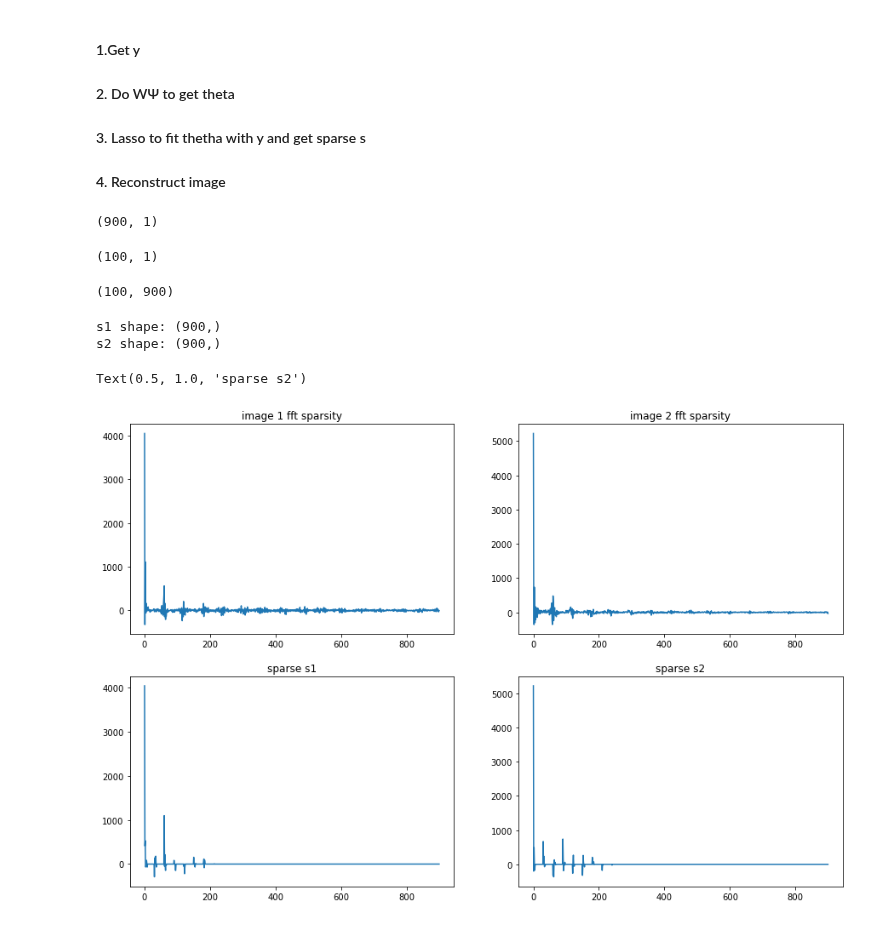
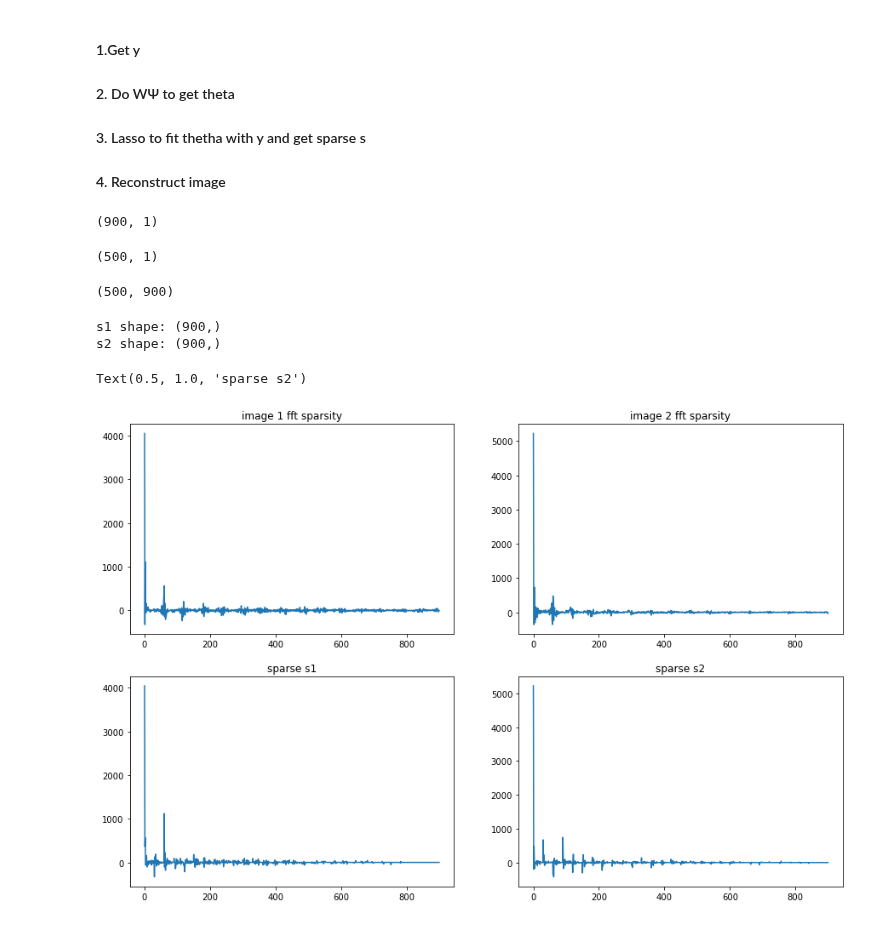
Before and after one commit to qkstngus000/Visual-Compressive-Sensing, a Jupyter notebook: V1_Compress _Sensing.ipynb, the cells around one changed output. Saved outputs shown, nothing was run; the diff lists cells and outputs as text; code cells hidden in the pictures.

```diff
--- a/V1_Compress _Sensing.ipynb
+++ b/V1_Compress _Sensing.ipynb
@@ -58,33 +58,33 @@ W.shape
 # %%
 fig = plt.figure()
 
-img_Original1 = Image.open("image/tree.jpg") # Original size(1000, 662)
-img_Original1 = ImageOps.grayscale(img_Original1)
+img_original1 = Image.open("image/tree.jpg") # Original size(1000, 662)
+img_original1 = ImageOps.grayscale(img_original1)
 
-img_Original2 = Image.open("image/tree3.jpg") # Original size(64, 104)
-img_Original2 = ImageOps.grayscale(img_Original2)
-print(np.asarray(img_Original2).shape)
+img_original2 = Image.open("image/tree3.jpg") # Original size(64, 104)
+img_original2 = ImageOps.grayscale(img_original2)
+print(np.asarray(img_original2).shape)
 
 # took 30 X 30 pixel part of tree image at about coord(650, 260)
 img1 = Image.open("image/tree_part1.jpg")
 img1 = ImageOps.grayscale(img1)
-imgArr1 = np.asarray(img1)
+img_arr1 = np.asarray(img1)
 
 
 # Substitution image in case
 img2 = Image.open("image/tree3_part.jpg")
 img2 = ImageOps.grayscale(img2)
-imgArr2 = np.asarray(img2)
+img_arr2 = np.asarray(img2)
 
 # # of image
-numImage = 2
+num_image = 2
 
 #Show image
 ax = fig.add_subplot(2, 2, 1)
-plt.imshow(img_Original1)
+plt.imshow(img_original1)
 
 ax = fig.add_subplot(2, 2, 2)
-plt.imshow(img_Original2)
+plt.imshow(img_original2)
 
 ax = fig.add_subplot(2, 2, 3)
 plt.imshow(img1)
@@ -111,9 +111,9 @@ ax.set_yscale('log')
 # %% [output]
 [figure]
 # %%
-n = 30 # image in (n, n) dimension
+n, m = dim # image in (n, n) dimension
 
-imgArr1 = imgArr1.flatten().reshape((900, 1)) #flattens & resize image array into 1 dimension where (900, 1)
-imgArr2 = imgArr2.flatten().reshape((900, 1)) #flattens & resize image array into 1 dimension where (900, 1)
-print("ImgArr shape: ", imgArr1.shape)
+img_arr1 = img_arr1.flatten().reshape((n*m, 1)) #flattens & resize image array into 1 dimension where (900, 1)
+img_arr2 = img_arr2.flatten().reshape((n*m, 1)) #flattens & resize image array into 1 dimension where (900, 1)
+print("Img_arr shape: ", img_arr1.shape)
 # %% [output]
@@ -146,23 +146,23 @@ Text(0.5, 1.0, 'image 2 fft sparsity')
 # 1. Some measurement y
 
 # image 1
-y1 = W @ imgArr1
+y1 = W @ img_arr1
 # y1 = y1.squeeze()
-print(imgArr1.shape)
+print(img_arr1.shape)
 # image 2
-y2 = W @ imgArr2
+y2 = W @ img_arr2
 # y2 = y2.squeeze()
 y1.shape
 # %% [output]
 (900, 1)
-(100, 1)
+(500, 1)
 # %%
 ## 2. WΨ
-theta = fft.dctn(W.reshape(numCell, n, n), norm = 'ortho', axes = [1, 2])
-theta = theta.reshape(numCell, n*n)
+theta = fft.dctn(W.reshape(num_cell, n, m), norm = 'ortho', axes = [1, 2])
+theta = theta.reshape(num_cell, n*m)
 theta.shape
 # %% [output]
-(100, 900)
+(500, 900)
 # %%
 # Check difference between W and theta
 #fig = plt.figure(figsize = (15, 4))
@@ -178,37 +178,37 @@ theta.shape
 
 fig = plt.figure(figsize = (15, 10))
 
 # FFT of original image
 ax = fig.add_subplot(2, 2, 1)
-plt.plot(fft.dctn(imgArr1, norm = 'ortho'))
+plt.plot(fft.dctn(img_arr1, norm = 'ortho'))
 plt.title("image 1 fft sparsity")
 
 ax = fig.add_subplot(2, 2, 2)
-plt.plot(fft.dctn(imgArr2, norm = 'ortho'))
+plt.plot(fft.dctn(img_arr2, norm = 'ortho'))
 plt.title("image 2 fft sparsity")
 
 # Normalize data with lasso
-mini = Lasso(alpha = 1*numCell)
+mini = Lasso(alpha = 1)
 mini.fit(theta, y1)
 s1 = mini.coef_
 print("s1 shape:", s1.shape)
 
 ax = fig.add_subplot(2, 2, 3)
 plt.plot(s1)
 plt.title('sparse s1')
 
 mini.fit(theta, y2)
 s2 = mini.coef_
 print("s2 shape:", s2.shape)
 
 ax = fig.add_subplot(2, 2, 4)
 plt.plot(s2)
 plt.title('sparse s2')
 # %% [output]
 s1 shape: (900,)
 s2 shape: (900,)
 Text(0.5, 1.0, 'sparse s2')
-[figure, old version]
+[figure, new version]
 # %%
 # 4. Reform image
 reform1 = fft.idctn(s1.reshape(n, n), norm='ortho', axes = [0, 1])
```
Also changed, not shown: parts of 9 cells of this notebook, 4 other files.
